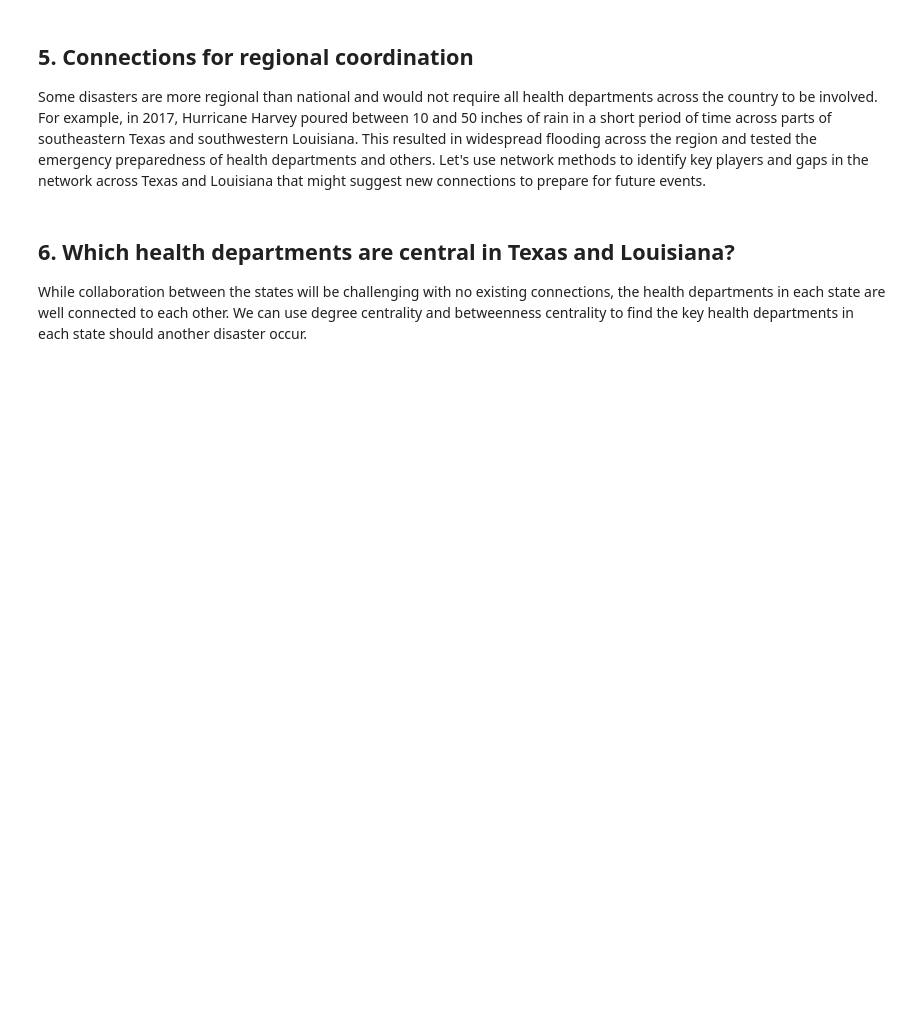
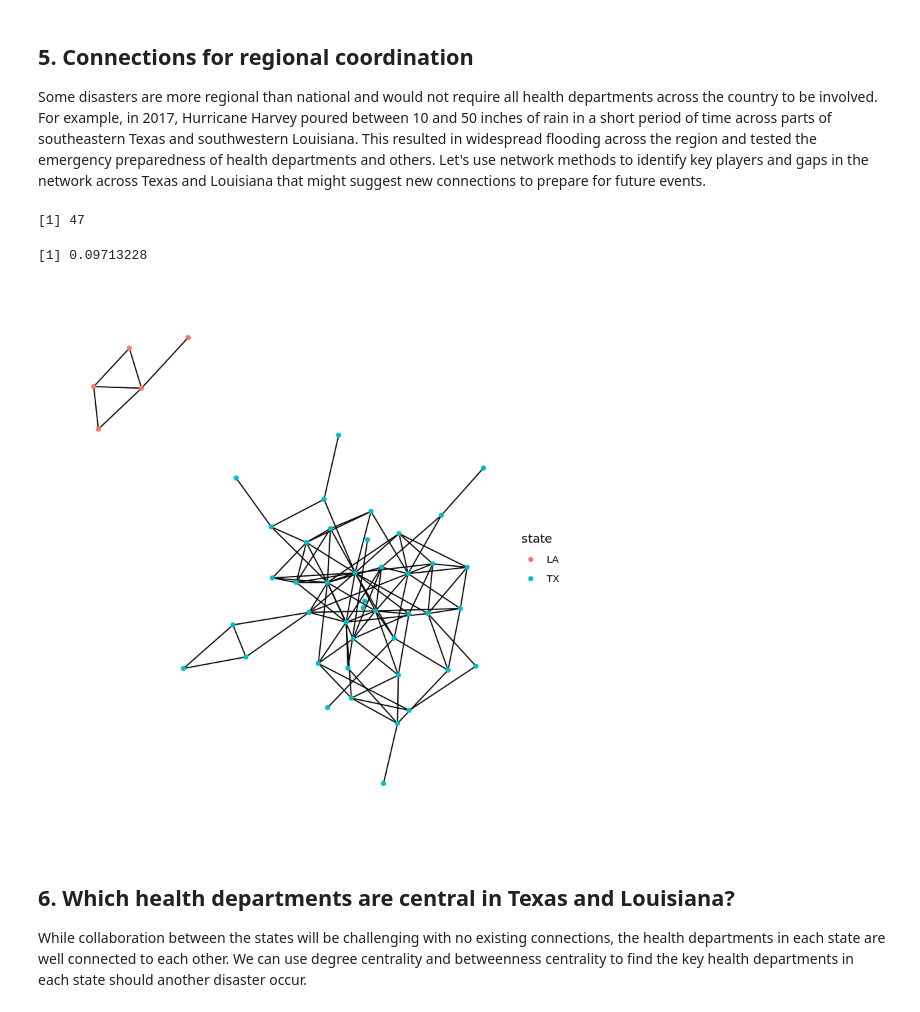
Before and after one commit to JeremyTallant/health_network, a Jupyter notebook: network_analysis.ipynb, the cells around one changed output. Cells and saved outputs as stored; diff of their text form; code cells hidden in the pictures; blank space fills up the shorter version.

```diff
--- a/network_analysis.ipynb
+++ b/network_analysis.ipynb
@@ -51,12 +60,12 @@ install.packages("ggraph", repos="http://cran.rstudio.com/")
 <p>With more than 2,500 health departments in the US, the national network of partnerships may be large and complex. The first step in any analysis is to clean up the data. The health department network shows partnerships, which would logically be represented by a single link between any two health departments that partner. Local health departments do not typically partner with themselves, so there would be no loops in the network.</p>
 # %%
 # Check for loops and multiples
-....(....)
+is_simple(health.dep.net)
 
 # Remove loops and multiples
-health.dep.net <- ....(health.dep.net,
-                       remove.multiple = ....,
-                       remove.loops = ....)
+health.dep.net <- simplify(health.dep.net,
+                       remove.multiple = TRUE,
+                       remove.loops = TRUE)
 
 # Check for loops and multiples again
-....(....)
+is_simple(health.dep.net)
@@ -79,13 +95,13 @@ health.dep.net <- ....(health.dep.net,
 <p>The nodes with the highest degree and betweenness centrality may be key to spreading information and coordinating efforts nationwide. Nodes that have both high degree and high betweenness may be especially important.</p>
 # %%
 # Identify highly connected nodes using degree
-....$health.dep.degree <- ....(health.dep.net)
+health.dep.nodes$health.dep.degree <- degree(health.dep.net)
 
 # List the health departments with the highest degree
-arrange(...., -health.dep.degree)
+arrange(health.dep.nodes, -health.dep.degree)
 
 # Identify bridges nodes using betweenness
-health.dep.nodes$.... <- ....(health.dep.net)
+health.dep.nodes$health.dep.between <- betweenness(health.dep.net)
 
 # List the health departments with the highest betweenness
-arrange(...., -....)
+arrange(health.dep.nodes, -health.dep.between)
@@ -94,21 +149,25 @@ arrange(...., -....)
 <p>Some disasters are more regional than national and would not require all health departments across the country to be involved. For example, in 2017, Hurricane Harvey poured between 10 and 50 inches of rain in a short period of time across parts of southeastern Texas and southwestern Louisiana. This resulted in widespread flooding across the region and tested the emergency preparedness of health departments and others. Let's use network methods to identify key players and gaps in the network across Texas and Louisiana that might suggest new connections to prepare for future events.</p>
 # %%
 # Subset the network so it includes TX, LA
-region.net <- ....(graph = ....,
-                   vids = which(V(....)$state %in% c('LA', 'TX')))
+region.net <- induced_subgraph(graph = health.dep.net,
+                   vids = which(V(health.dep.net)$state %in% c('LA', 'TX')))
 
 # Find the number of vertices (i.e., network size) using vcount()
-# .... YOUR CODE FOR TASK 5 ....
+vcount(region.net)
 
 # Use edge_density() to find the density of region.net
-# .... YOUR CODE FOR TASK 5 ....
+edge_density(region.net, loops = FALSE)
 
 # Plot the network with theme_graph
-lhd.net.theme <- ggraph(graph = ...., .... = "with_kk") +
+lhd.net.theme <- ggraph(graph = region.net, layout = "with_kk") +
   geom_edge_link() +
-  geom_node_point(aes(.... = ....)) +
-  ....()
+  geom_node_point(aes(color = state)) +
+  theme_graph()
 lhd.net.theme
+# %% [output]
+[1] 47
+[1] 0.09713228
+[figure, added]
 # %% [markdown]
 ## 6. Which health departments are central in Texas and Louisiana?
 <p>While collaboration between the states will be challenging with no existing connections, the health departments in each state are well connected to each other. We can use degree centrality and betweenness centrality to find the key health departments in each state should another disaster occur. </p>
```
Also changed, not shown: parts of 10 cells of this notebook.
